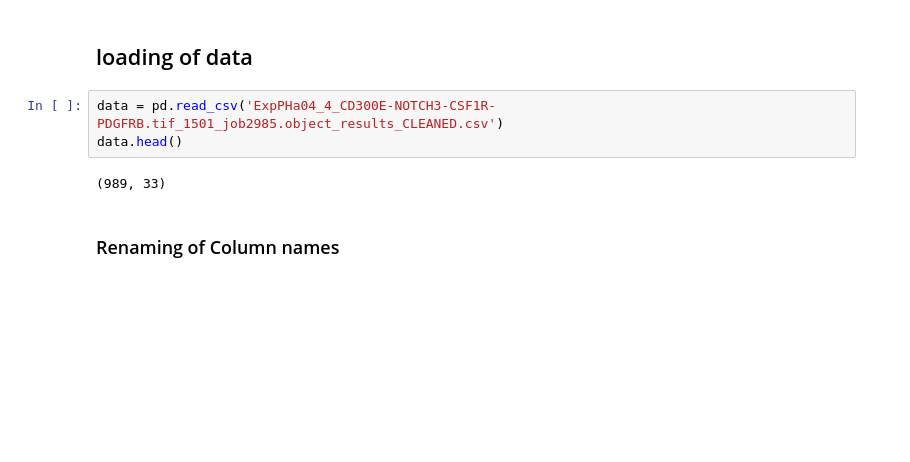
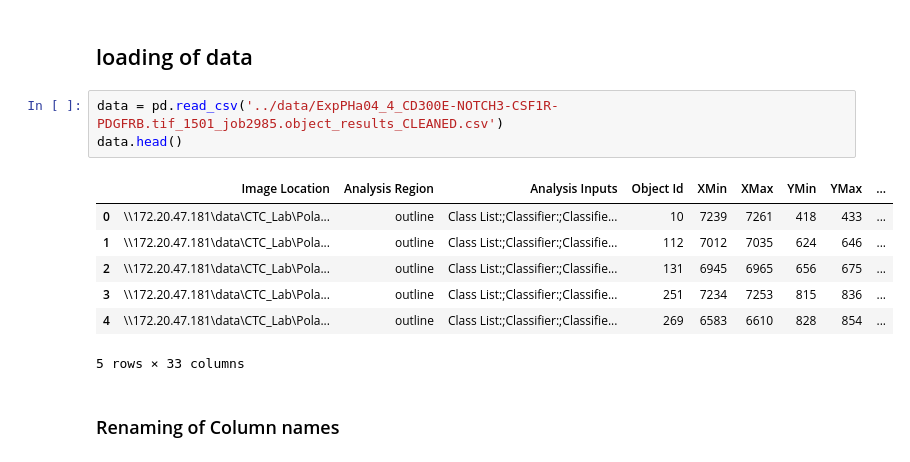
Before and after one commit to broadinstitute/2016_10_19_InSitu_Expression_Hacohen_Lab_Paul_Hoover_Partners, a Jupyter notebook: Scripts/Spatial_analysis_latest.ipynb, the cells around one changed output. Cells and saved outputs as stored; diff of their text form; blank space fills up the shorter version.

Commit message:
Adding updated Analysis

```diff
--- a/Scripts/Spatial_analysis_latest.ipynb
+++ b/Scripts/Spatial_analysis_latest.ipynb
@@ -7,10 +14,16 @@ import matplotlib.pyplot as plt
 # %% [markdown]
 ## loading of data
 # %%
-data = pd.read_csv('ExpPHa04_4_CD300E-NOTCH3-CSF1R-PDGFRB.tif_1501_job2985.object_results_CLEANED.csv')
+data = pd.read_csv('../data/ExpPHa04_4_CD300E-NOTCH3-CSF1R-PDGFRB.tif_1501_job2985.object_results_CLEANED.csv')
 data.head()
 # %% [output]
+|  | Image Location | Analysis Region | Analysis Inputs | Object Id | XMin | XMax | YMin | YMax | ... |
+| 0 | \\172.20.47.181\data\CTC_Lab\Pola... | outline | Class List:;Classifier:;Classifie... | 10 | 7239 | 7261 | 418 | 433 | ... |
+| 1 | \\172.20.47.181\data\CTC_Lab\Pola... | outline | Class List:;Classifier:;Classifie... | 112 | 7012 | 7035 | 624 | 646 | ... |
+| 2 | \\172.20.47.181\data\CTC_Lab\Pola... | outline | Class List:;Classifier:;Classifie... | 131 | 6945 | 6965 | 656 | 675 | ... |
+| 3 | \\172.20.47.181\data\CTC_Lab\Pola... | outline | Class List:;Classifier:;Classifie... | 251 | 7234 | 7253 | 815 | 836 | ... |
+| 4 | \\172.20.47.181\data\CTC_Lab\Pola... | outline | Class List:;Classifier:;Classifie... | 269 | 6583 | 6610 | 828 | 854 | ... |
-(989, 33)
+5 rows × 33 columns
 # %% [markdown]
 ### Renaming of Column names
 # %%
```
Also changed, not shown: parts of 21 cells of this notebook, 4 other files.
